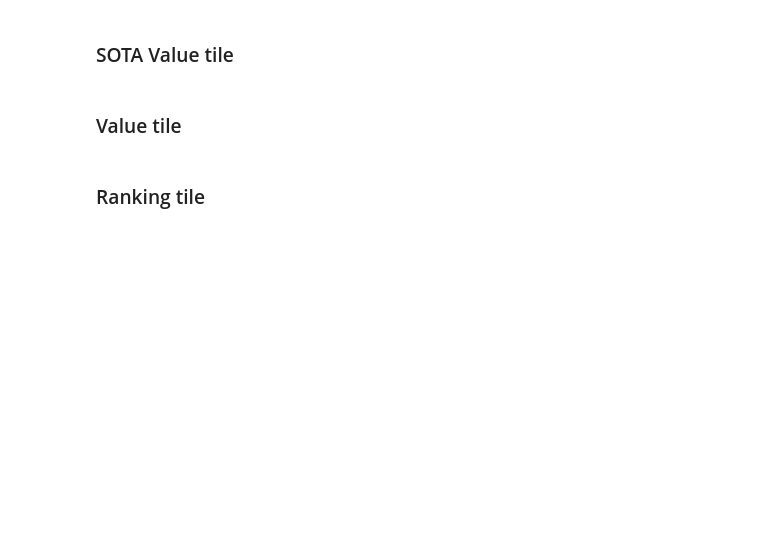
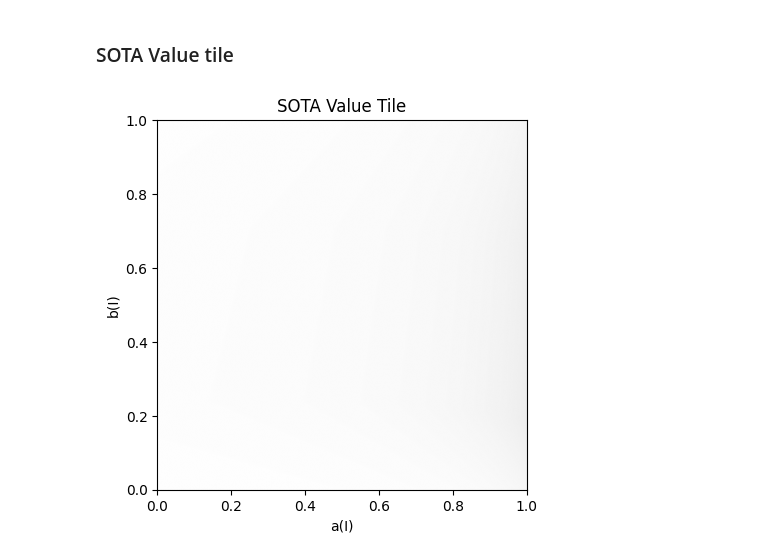
Before and after one commit to uliege-performance/sorbetto, a Jupyter notebook: examples/method_designer.ipynb, the cells around one changed output. Cells and saved outputs as stored; diff of their text form; code cells hidden in the pictures; blank space fills up the shorter version.

```diff
--- a/examples/method_designer.ipynb
+++ b/examples/method_designer.ipynb
@@ -109,6 +119,8 @@ baseline_val_tile = method_analysis.get_baseline_value_tile()
 # %% [markdown]
 ### SOTA Value tile
 # %%
-sota_val_tile = method_analysis.getStateOfTheArtValueTile()
+sota_val_tile = analysis.getSOTAValueTile()
+sota_val_tile.draw()
+plt.show()
+# %% [output]
+[figure, added]
-# %% [markdown]
-### Value tile
@@ -117,2 +126,0 @@ val_tile = method_analysis.getValueTile()
-# %% [markdown]
-### Ranking tile
```
Also changed, not shown: parts of 17 cells of this notebook.
